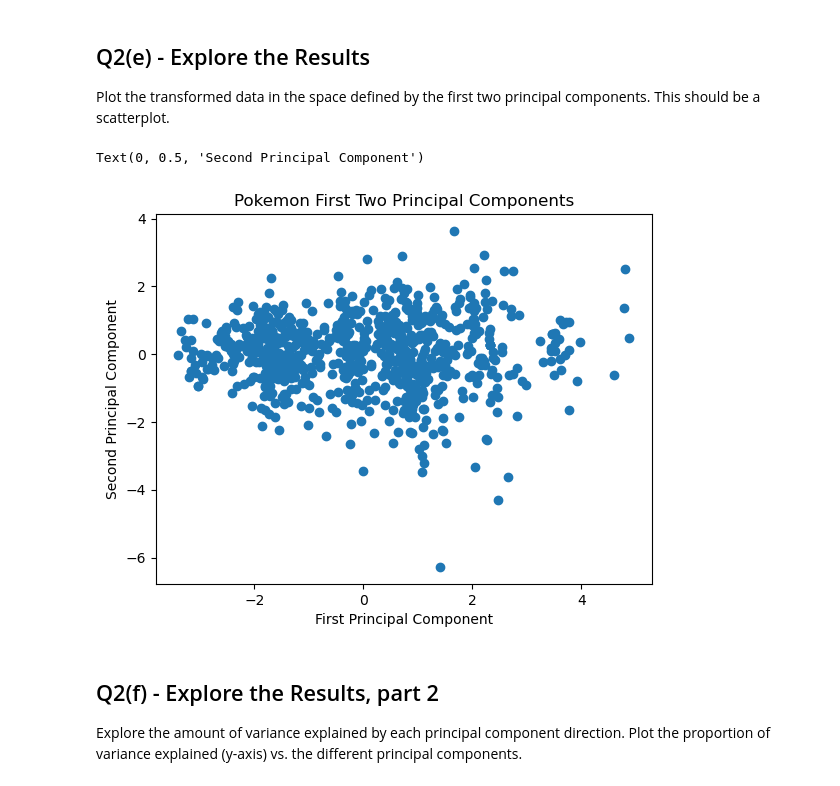
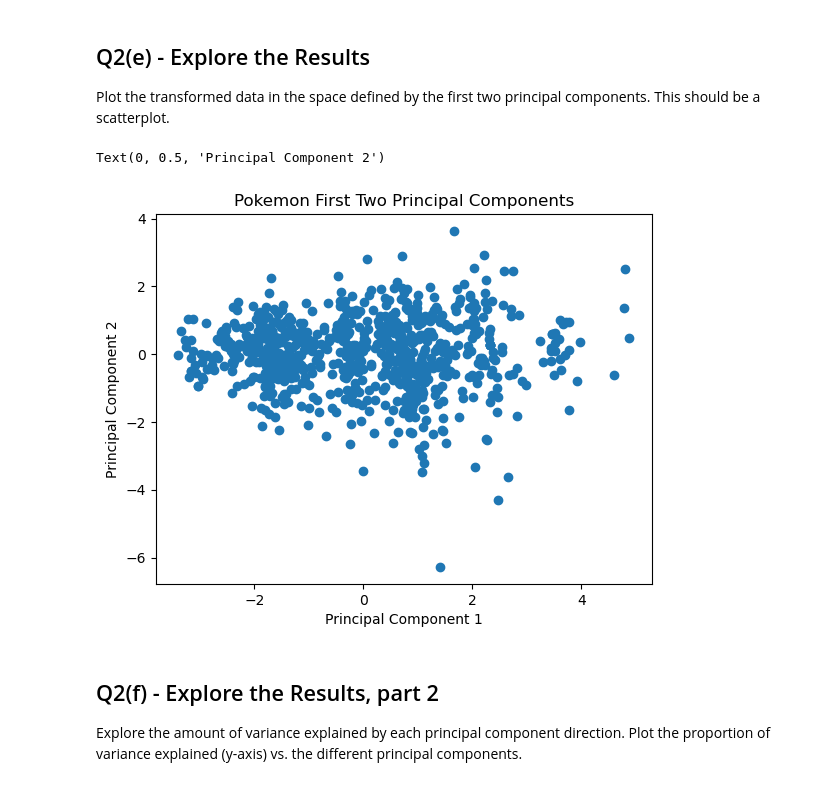
Before and after one commit to zecerman/CS4821, a Jupyter notebook: a3-4821/a3-4821.ipynb, the cells around one changed output. Saved outputs shown, nothing was run; the diff lists cells and outputs as text; code cells hidden in the pictures.

```diff
--- a/a3-4821/a3-4821.ipynb
+++ b/a3-4821/a3-4821.ipynb
@@ -587,13 +616,13 @@ Plot the transformed data in the space defined by the first two principal compon
 # %%
 # Plot the transformed data
 plt.figure()
 plt.scatter(pokTr[:, 0], pokTr[:, 1])
 plt.title('Pokemon First Two Principal Components')
-plt.xlabel('First Principal Component')
-plt.ylabel('Second Principal Component')
+plt.xlabel('Principal Component 1')
+plt.ylabel('Principal Component 2')
 # %% [output]
-Text(0, 0.5, 'Second Principal Component')
+Text(0, 0.5, 'Principal Component 2')
-[figure, old version]
+[figure, new version]
 # %% [markdown]
 <!-- END QUESTION -->
 
```
Also changed, not shown: parts of 6 cells of this notebook, 2 other files.
